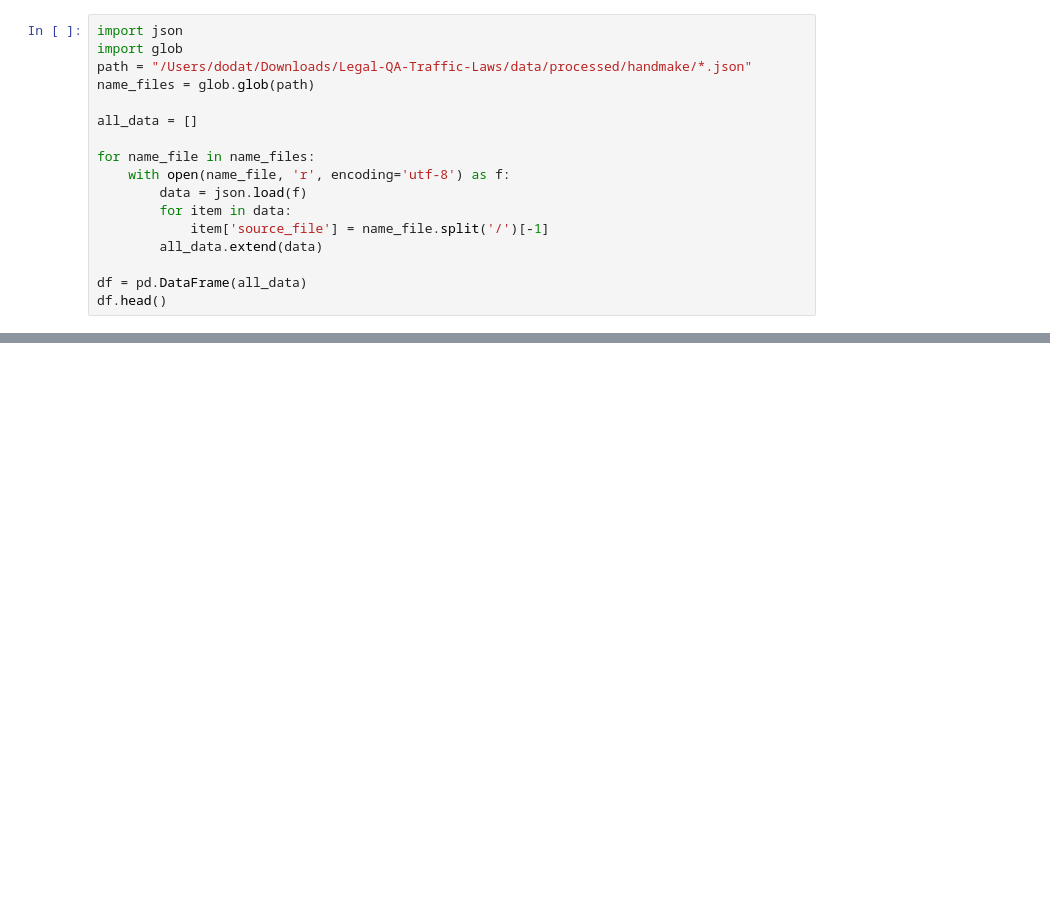
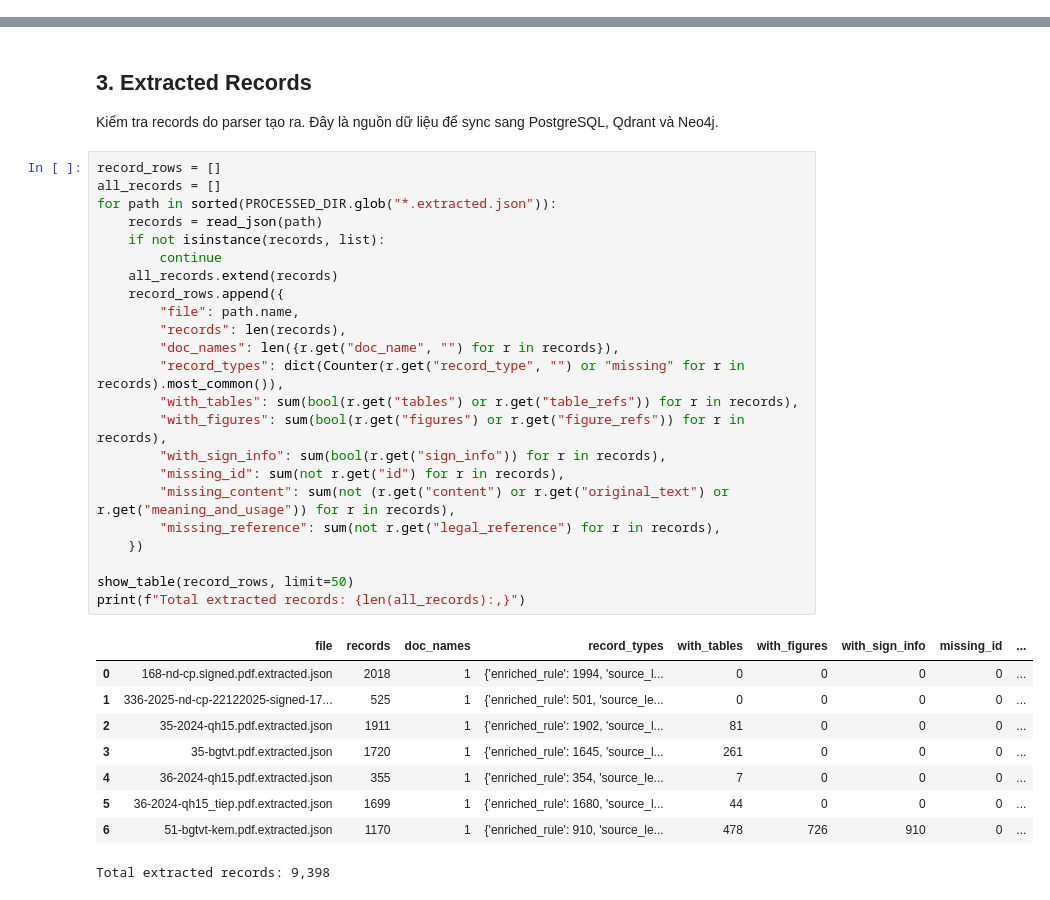
Before and after one commit to DoDucDat642004/Legal-QA-Traffic-Laws, a Jupyter notebook: notebooks/EDA/eda.ipynb, the cells around one changed output, grey strips where cells are left out. Drawn from its saved outputs; the diff is of its cells as text; blank space fills up the shorter version.

```diff
--- a/notebooks/EDA/eda.ipynb
+++ b/notebooks/EDA/eda.ipynb
@@ -32,17 +0,0 @@ pd.set_option("display.max_colwidth", 160)
-# %%
-import json
-import glob
-path = "/Users/dodat/Downloads/Legal-QA-Traffic-Laws/data/processed/handmake/*.json"
-name_files = glob.glob(path)
-
-all_data = []
-
-for name_file in name_files:
-    with open(name_file, 'r', encoding='utf-8') as f:
-        data = json.load(f)
-        for item in data:
-            item['source_file'] = name_file.split('/')[-1]
-        all_data.extend(data)
-
-df = pd.DataFrame(all_data)
-df.head()
@@ -294,0 +191,37 @@ Phát hiện 1 câu trong tập Test có độ tương đồng > 85% với tập
+# %% [markdown]
+## 3. Extracted Records
+
+Kiểm tra records do parser tạo ra. Đây là nguồn dữ liệu để sync sang PostgreSQL, Qdrant và Neo4j.
+# %%
+record_rows = []
+all_records = []
+for path in sorted(PROCESSED_DIR.glob("*.extracted.json")):
+    records = read_json(path)
+    if not isinstance(records, list):
+        continue
+    all_records.extend(records)
+    record_rows.append({
+        "file": path.name,
+        "records": len(records),
+        "doc_names": len({r.get("doc_name", "") for r in records}),
+        "record_types": dict(Counter(r.get("record_type", "") or "missing" for r in records).most_common()),
+        "with_tables": sum(bool(r.get("tables") or r.get("table_refs")) for r in records),
+        "with_figures": sum(bool(r.get("figures") or r.get("figure_refs")) for r in records),
+        "with_sign_info": sum(bool(r.get("sign_info")) for r in records),
+        "missing_id": sum(not r.get("id") for r in records),
+        "missing_content": sum(not (r.get("content") or r.get("original_text") or r.get("meaning_and_usage")) for r in records),
+        "missing_reference": sum(not r.get("legal_reference") for r in records),
+    })
+
+show_table(record_rows, limit=50)
+print(f"Total extracted records: {len(all_records):,}")
+# %% [output]
+|  | file | records | doc_names | record_types | with_tables | with_figures | with_sign_info | missing_id | ... |
+| 0 | 168-nd-cp.signed.pdf.extracted.json | 2018 | 1 | {'enriched_rule': 1994, 'source_l... | 0 | 0 | 0 | 0 | ... |
+| 1 | 336-2025-nd-cp-22122025-signed-17... | 525 | 1 | {'enriched_rule': 501, 'source_le... | 0 | 0 | 0 | 0 | ... |
+| 2 | 35-2024-qh15.pdf.extracted.json | 1911 | 1 | {'enriched_rule': 1902, 'source_l... | 81 | 0 | 0 | 0 | ... |
+| 3 | 35-bgtvt.pdf.extracted.json | 1720 | 1 | {'enriched_rule': 1645, 'source_l... | 261 | 0 | 0 | 0 | ... |
+| 4 | 36-2024-qh15.pdf.extracted.json | 355 | 1 | {'enriched_rule': 354, 'source_le... | 7 | 0 | 0 | 0 | ... |
+| 5 | 36-2024-qh15_tiep.pdf.extracted.json | 1699 | 1 | {'enriched_rule': 1680, 'source_l... | 44 | 0 | 0 | 0 | ... |
+| 6 | 51-bgtvt-kem.pdf.extracted.json | 1170 | 1 | {'enriched_rule': 910, 'source_le... | 478 | 726 | 910 | 0 | ... |
+Total extracted records: 9,398
```
Also changed, not shown: parts of 50 cells of this notebook, 59 other files.
